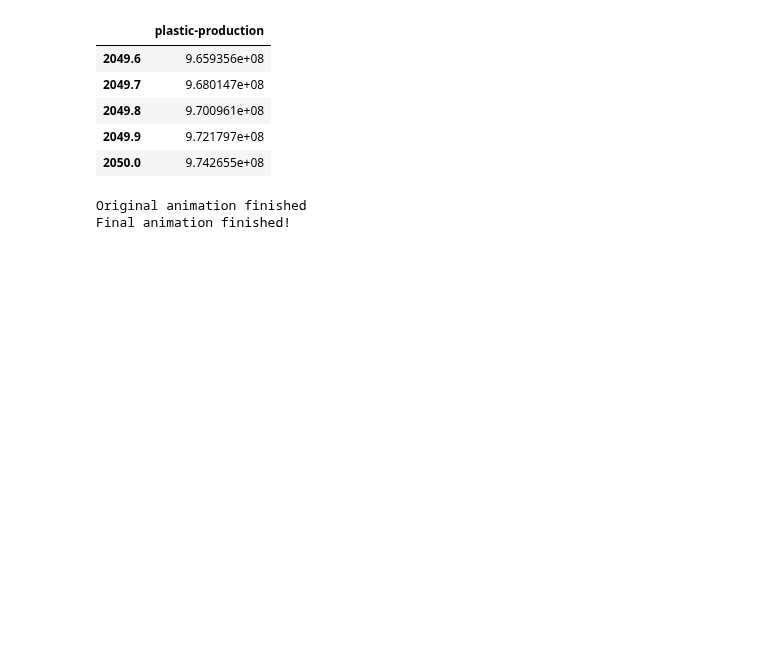
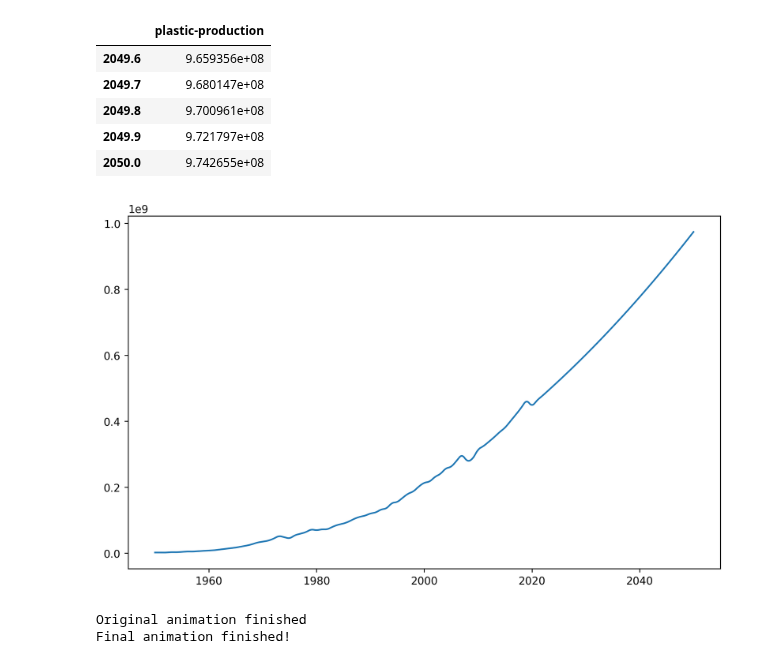
Before and after one commit to JosephBARBIERDARNAL/misc-dataviz, a Jupyter notebook: plastic-pollution/code.ipynb, the cells around one changed output. Saved outputs shown, nothing was run; the diff lists cells and outputs as text; code cells hidden in the pictures; blank space fills up the shorter version.

```diff
--- a/plastic-pollution/code.ipynb
+++ b/plastic-pollution/code.ipynb
@@ -63,6 +63,13 @@ df.tail()
 | 2049.8 | 9.700961e+08 |
 | 2049.9 | 9.721797e+08 |
 | 2050.0 | 9.742655e+08 |
+# %%
+fig, ax = plt.subplots(figsize=(10, 6), dpi=250)
+ax.plot(df.index, df['plastic-production'])
+plt.savefig('global-plastics-production.png', dpi=250)
+plt.show()
+# %% [output]
+[figure, added]
 # %%
 def remove_unmatched_lt(text):
     pattern = r'<(?![^<>]*>)'
```
Also changed, not shown: 7 other files.
